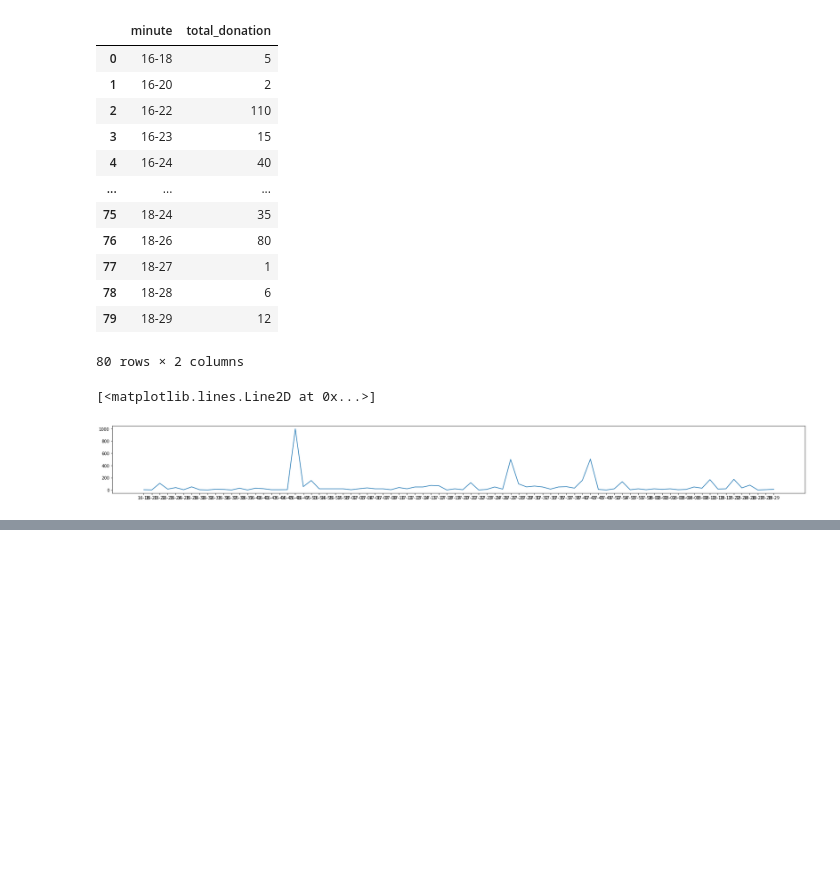
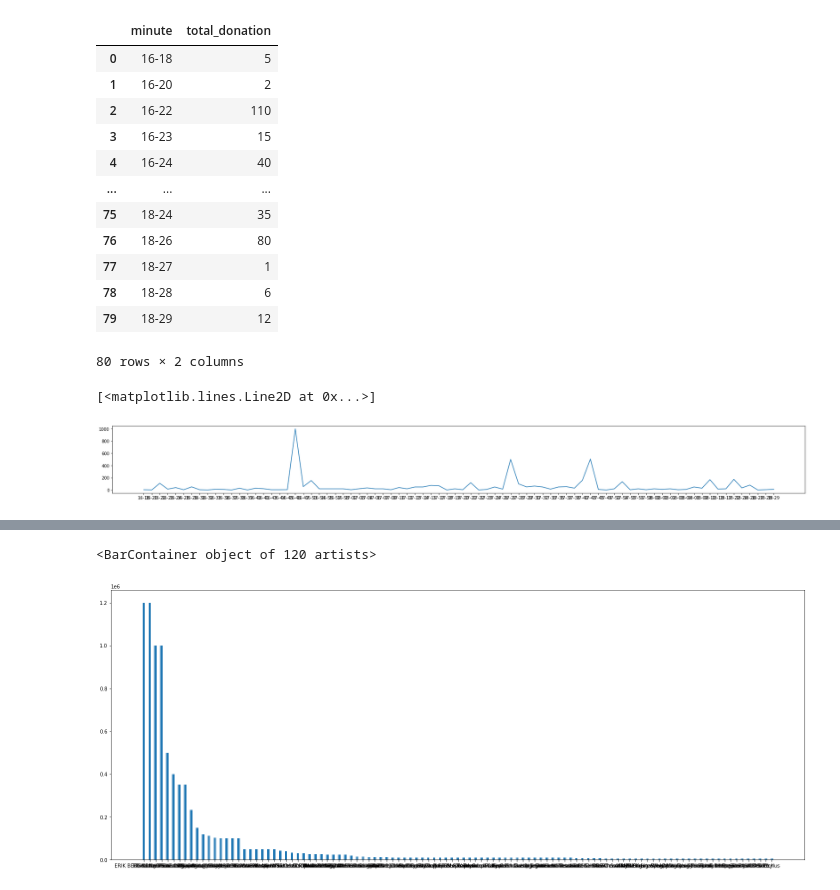
Before and after one commit to RevTpark/basic_web_scrapping, a Jupyter notebook: TeamSeas.ipynb, the cells around one changed output, grey strips where cells are left out. Saved outputs shown, nothing was run; the diff lists cells and outputs as text; code cells hidden in the pictures; blank space fills up the shorter version.

```diff
--- a/TeamSeas.ipynb
+++ b/TeamSeas.ipynb
@@ -255,0 +260,9 @@ plt.plot(minute_df["minute"], minute_df["total_donation"])
+# %%
+df_li = []
+for mst in donations["most"]:
+    d = {}
+    d["name"] = mst["name"]
+    d["amount"] = locale.atoi(mst["pounds"])
+    d["created"] = datetime.strptime(datetime.utcfromtimestamp(int(mst["created_at"])).strftime('%Y-%m-%d %H:%M:%S'), '%Y-%m-%d %H:%M:%S')
+    df_li.append(d)
+df_li
@@ -255,0 +287,3 @@ plt.plot(minute_df["minute"], minute_df["total_donation"])
+# %%
+df = pandas.DataFrame(df_li)
+df
@@ -255,0 +304,6 @@ plt.plot(minute_df["minute"], minute_df["total_donation"])
+# %%
+plt.figure(figsize=(25, 10))
+plt.bar(df["name"], df["amount"], width=0.4)
+# %% [output]
+<BarContainer object of 120 artists>
+[figure, added]
```
Also changed, not shown: parts of 13 cells of this notebook.
